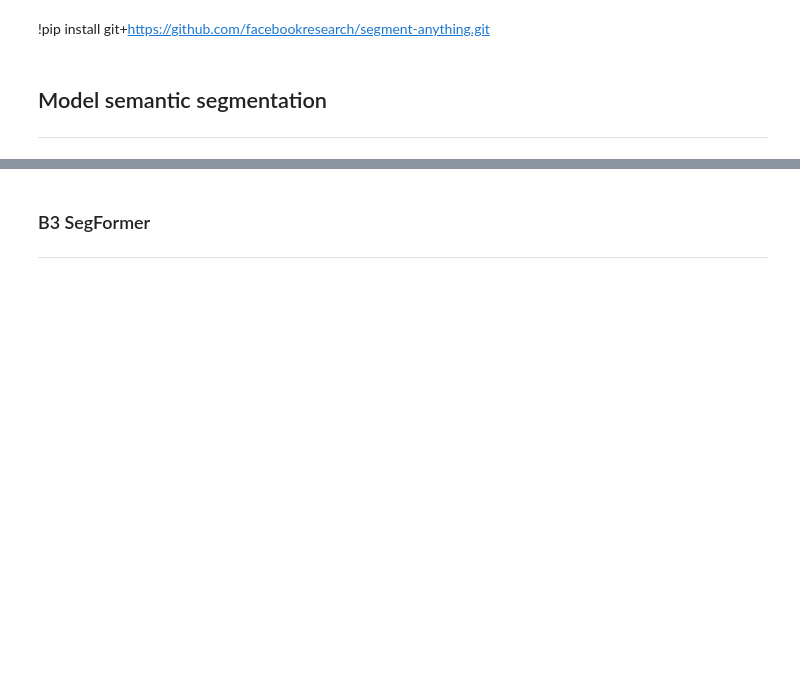
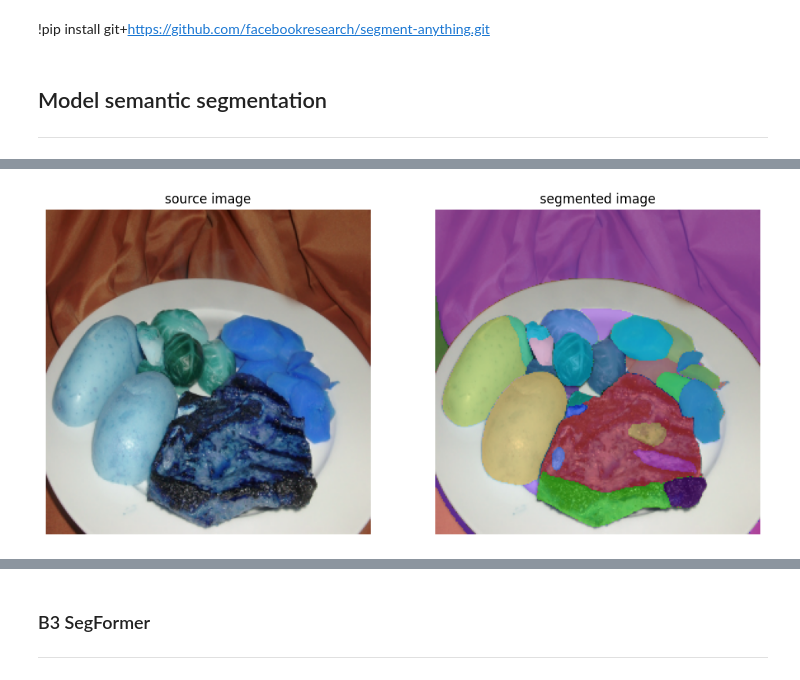
Before and after one commit to fernandocfbf/food-macro-analyzer, a Jupyter notebook: segmentation_SAM_model.ipynb, the cells around one changed output, grey strips where cells are left out. Drawn from its saved outputs; the diff is of its cells as text; code cells hidden in the pictures; blank space fills up the shorter version.

```diff
--- a/segmentation_SAM_model.ipynb
+++ b/segmentation_SAM_model.ipynb
@@ -20,4 +22,7 @@ import supervision as sv
 #utils
 from src.utils.dataset import load_foodseg103_splits
 # %%
-sam_model = SAMModel()
+sam_model = SAMModel(
+    model_path="src/model/sam_vit_h_4b8939.pth",
+    model_type="vit_h"
+)
@@ -37 +46,5 @@ sam_model.preview_image_segmentation(image_rgb, merge_similar=True)
+# %%
+sam_model.preview_image_segmentation(image_rgb.copy(), merge_similar=True)
+# %% [output]
+[figure, added]
 # %%
```
Also changed, not shown: parts of 21 cells of this notebook, 2 other files.
